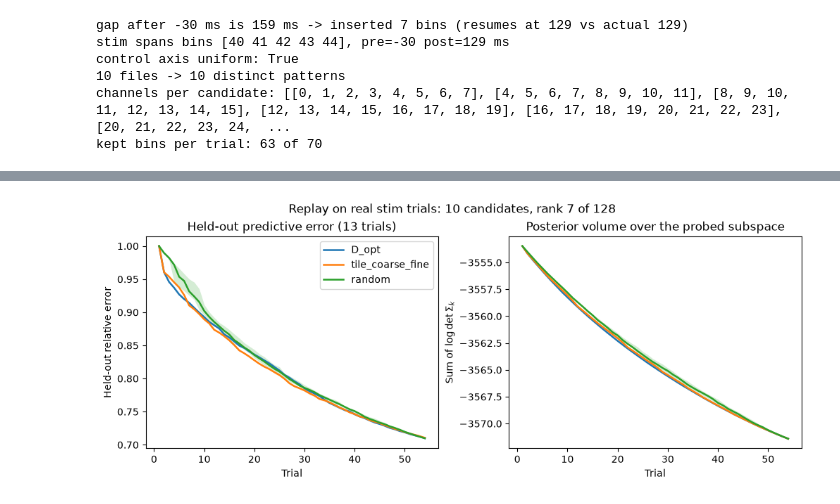
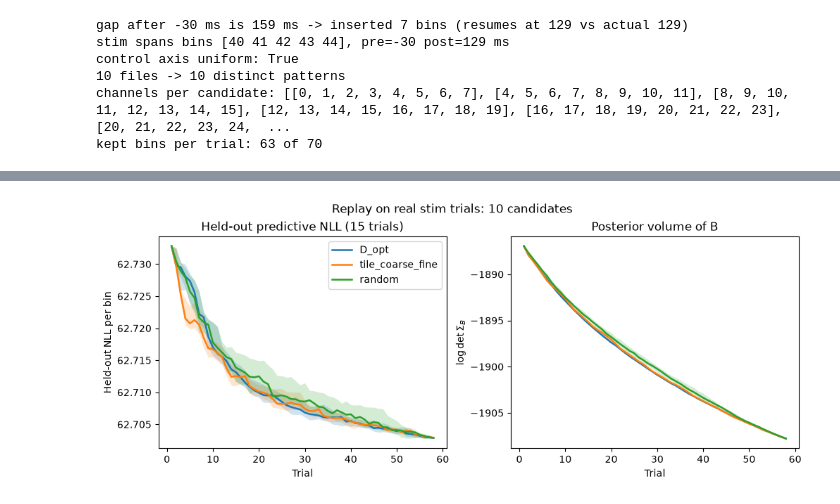
Before and after one commit to bryan-tseng/WASABI, a Jupyter notebook: scripts/rls_interposed.ipynb, the cells around one changed output, grey strips where cells are left out. Cells and saved outputs as stored; diff of their text form; code cells hidden in the pictures.

```diff
--- a/scripts/rls_interposed.ipynb
+++ b/scripts/rls_interposed.ipynb
@@ -406,0 +345,21 @@ singular values of A_fit_s: [1.2465032  1.0384599  1.0006654  0.49369058]
+# %%
+width = 3.0
+V_stim = jnp.array(make_toeplitz_V(n_ch, width))
+
+# Start from the control fit with the spread model, then batch EM over the stim trials:
+# E-step = joint EKF over [x; vec(B)] across all trials, M-step = refit A, C, d, Q, b
+model_init = eqx.tree_at(lambda m: m.dynamics.V, model_control, V_stim)
+stim_buffer = TrialBuffer.empty(n_trials_s, n_bins_s, n_ch).extend(
+    all_observations_stim, inputs_stim, keep_stim
+)
+model_stim, B_post, em_losses = fit_batch(
+    model_init, BPosterior.from_prior(state_dim, n_ch, prior_var=1.0), stim_buffer,
+    num_iters=10, refit_steps=50,
+)
+print("NLL per bin by EM iteration:", np.round(np.asarray(em_losses[:, -1]), 4))
+
+C_fit_s, d_fit_s = model_stim.observation.C, model_stim.observation.d
+A_fit_s, b_fit_s = model_stim.dynamics.A, model_stim.dynamics.b
+B_fit_s = B_post.B
+print(f"|B|={float(jnp.linalg.norm(B_fit_s)):.4f}  b={float(b_fit_s):.3f}")
+print('singular values of A_fit_s:', jnp.linalg.svd(A_fit_s, compute_uv=False))
@@ -533,28 +491,28 @@ plt.imshow(B_fit_s)
 # %%
 n_steps = curves["D_opt"].shape[1]
 trials = np.arange(1, n_steps + 1)
 
 fig, axes = plt.subplots(1, 2, figsize=(10, 4), constrained_layout=True)
 
 
 for mode in MODES:
     for ax, data, ylab in (
-        (axes[0], curves[mode], "Held-out relative error"),
-        (axes[1], logdet[mode],     r"Sum of $\log\det \Sigma_k$"),
+        (axes[0], curves[mode], "Held-out NLL per bin"),
+        (axes[1], logdet[mode],     r"$\log\det \Sigma_B$"),
     ):
         lo, med, hi = np.percentile(data, [25, 50, 75], axis=0)
         line = ax.plot(trials, med, lw=1.8, label=mode)[0]
         ax.fill_between(trials, lo, hi, color=line.get_color(), alpha=0.2, lw=0)
         ax.set_xlabel("Trial")
         ax.set_ylabel(ylab)
 
 axes[0].legend()
-axes[0].set_title(f"Held-out predictive error ({len(test_idx)} trials)")
-axes[1].set_title("Posterior volume over the probed subspace")
-fig.suptitle(f"Replay on real stim trials: {n_cand} candidates, rank {rank_real} of {N}")
+axes[0].set_title(f"Held-out predictive NLL ({len(test_idx)} trials)")
+axes[1].set_title("Posterior volume of B")
+fig.suptitle(f"Replay on real stim trials: {n_cand} candidates")
 plt.show()
 # %% [output]
-[figure, old version]
+[figure, new version]
 # %%
 seed_show = 0
 n_steps = selected["D_opt"].shape[1]
```
Also changed, not shown: parts of 32 cells of this notebook, 52 other files.
